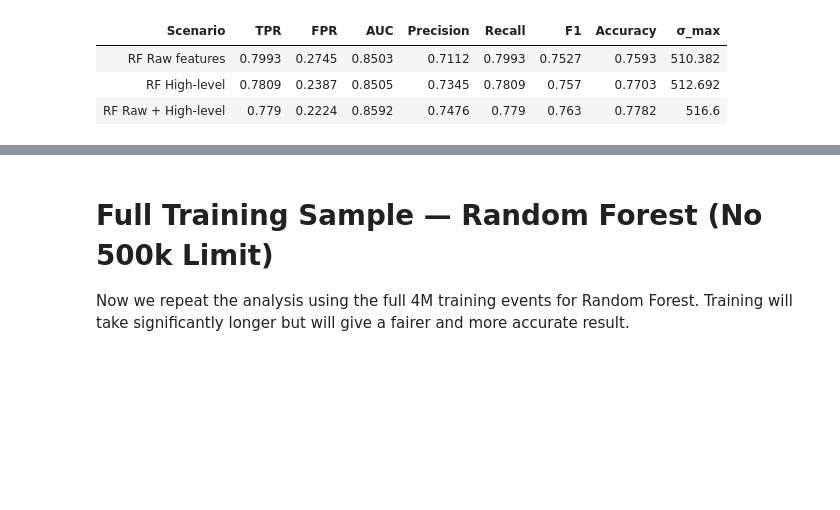
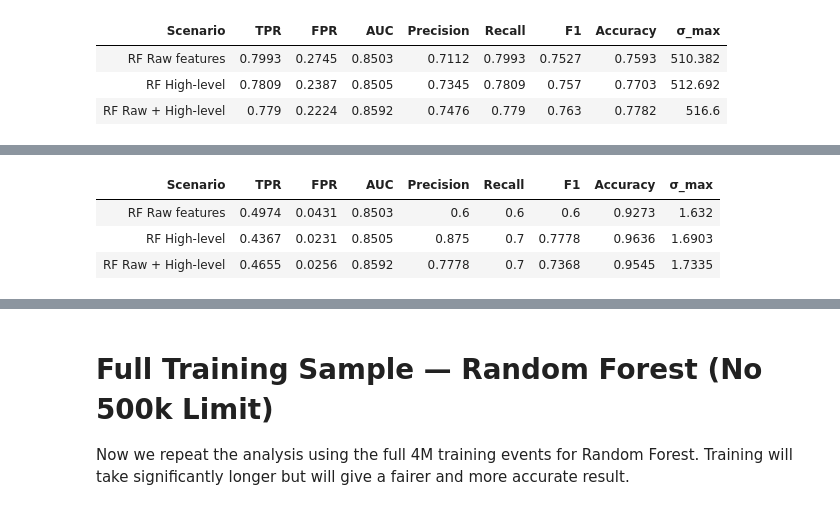
Before and after one commit to zendevs-uta/DATA3402.Spring.2026, a Jupyter notebook: Labs/Lab.8/Lab.8.Solution.ipynb, the cells around one changed output, grey strips where cells are left out. Drawn from its saved outputs; the diff is of its cells as text; code cells hidden in the pictures; blank space fills up the shorter version.

```diff
--- a/Labs/Lab.8/Lab.8.Solution.ipynb
+++ b/Labs/Lab.8/Lab.8.Solution.ipynb
@@ -555,3 +574,89 @@ display(HTML(tabulate.tabulate(rows, headers=headers, tablefmt='html')))
 | RF Raw features | 0.7993 | 0.2745 | 0.8503 | 0.7112 | 0.7993 | 0.7527 | 0.7593 | 510.382 |
 | RF High-level | 0.7809 | 0.2387 | 0.8505 | 0.7345 | 0.7809 | 0.757 | 0.7703 | 512.692 |
 | RF Raw + High-level | 0.779 | 0.2224 | 0.8592 | 0.7476 | 0.779 | 0.763 | 0.7782 | 516.6 |
+# %%
+# Part B - using scenarios from lecture 16
+
+from sklearn.metrics import (roc_curve, auc, precision_score, recall_score, f1_score, accuracy_score)
+from IPython.display import HTML, display
+
+# We evaluate the best classifier (Random Forest) across the three feature groups, treating each as a separate "scenario". For each scenario we
+# compute every requested metric at the threshold that maximises sigma_S, which is the physically meaningful operating point for a HEP analysis.
+# HEP -> High Energy Physics
+
+# Scenarios from Lecture 16 - four expected signal and background event counts
+scenarios = {
+    'Scenario 1': (10,    100),
+    'Scenario 2': (100,   1000),
+    'Scenario 3': (1000,  10000),
+    'Scenario 4': (10000, 100000),
+}
+
+def compute_metrics(scores, y_true, n_sig_total, n_bkg_total):
+    # Compute the full ROC curve across all thresholds
+    fpr_arr, tpr_arr, thresholds = roc_curve(y_true, scores)
+
+    # AUC - overall summary of classifier performance
+    roc_auc = auc(fpr_arr, tpr_arr)
+
+    # Use the threshold that maximises sigma_S = N_S / sqrt(N_S + N_B)
+    # as the operating point - this is the physically meaningful choice for a HEP analysis rather than a generic statistical criterion
+    sig_max, best_thresh = max_significance(scores, y_true, n_sig_total, n_bkg_total)
+
+    # Find the ROC curve point closest to the optimal threshold
+    best_idx = np.argmin(np.abs(thresholds - best_thresh))
+    tpr_at_t = tpr_arr[best_idx]
+    fpr_at_t = fpr_arr[best_idx]
+
+    # As noted in Lecture 18, F1, Precision, Recall, and Accuracy depend on the
+    # signal:background mixture, so we construct a mixed sample matching the scenario
+    scores_sig = scores[y_true == 1]
+    scores_bkg = scores[y_true == 0]
+    y_sig      = y_true[y_true == 1]
+    y_bkg      = y_true[y_true == 0]
+
+    scores_mix = np.concatenate((scores_sig[:n_sig_total], scores_bkg[:n_bkg_total]))
+    y_mix      = np.concatenate((y_sig[:n_sig_total],      y_bkg[:n_bkg_total]))
+
+    # Convert scores to hard binary predictions at the optimal threshold
+    y_pred_mix = (scores_mix >= best_thresh).astype(int)
+
+    # Compute classification metrics using the hard predictions
+    prec = precision_score(y_mix, y_pred_mix, zero_division=0)
+    rec  = recall_score(y_mix, y_pred_mix)
+    f1   = f1_score(y_mix, y_pred_mix)
+    acc  = accuracy_score(y_mix, y_pred_mix)
+
+    return tpr_at_t, fpr_at_t, roc_auc, prec, rec, f1, acc, sig_max
+
+# Train a separate RF for each feature group
+rf_raw = RandomForestClassifier(n_estimators=100, max_depth=8, n_jobs=-1, random_state=42)
+rf_hl  = RandomForestClassifier(n_estimators=100, max_depth=8, n_jobs=-1, random_state=42)
+rf_all = RandomForestClassifier(n_estimators=100, max_depth=8, n_jobs=-1, random_state=42)
+
+# Fit each model on its assigned feature group only
+rf_raw.fit(X_Train[:500_000][raw_features], y_Train[:500_000])
+rf_hl.fit( X_Train[:500_000][hl_features],  y_Train[:500_000])
+rf_all.fit(X_Train[:500_000][all_features], y_Train[:500_000])
+
+# Get signal probabilityy scores from each model on the test set
+scores_raw = rf_raw.predict_proba(X_Test[raw_features])[:, 1]
+scores_hl  = rf_hl.predict_proba( X_Test[hl_features])[:, 1]
+scores_all = rf_all.predict_proba(X_Test[all_features])[:, 1]
+
+# Assemble results into a table
+headers = ['Scenario', 'TPR', 'FPR', 'AUC',
+           'Precision', 'Recall', 'F1', 'Accuracy', 'σ_max']
+
+# Display as an HTML table using tabulate, same style as Lab 7
+for scenario_name, (n_sig, n_bkg) in scenarios.items():
+    print(f"\n{scenario_name}: N_S={n_sig}, N_B={n_bkg}")
+
+    rows = [
+        ['RF Raw features']     + [f'{v:.4f}' for v in compute_metrics(scores_raw, y_Test.values, n_sig, n_bkg)],
+        ['RF High-level']       + [f'{v:.4f}' for v in compute_metrics(scores_hl,  y_Test.values, n_sig, n_bkg)],
+        ['RF Raw + High-level'] + [f'{v:.4f}' for v in compute_metrics(scores_all, y_Test.values, n_sig, n_bkg)],
+    ]
+
+    display(HTML(tabulate.tabulate(rows, headers=headers, tablefmt='html')))
+# %% [output]
@@ -557,0 +664,4 @@ display(HTML(tabulate.tabulate(rows, headers=headers, tablefmt='html')))
+| Scenario | TPR | FPR | AUC | Precision | Recall | F1 | Accuracy | σ_max |
+| RF Raw features | 0.4974 | 0.0431 | 0.8503 | 0.6 | 0.6 | 0.6 | 0.9273 | 1.632 |
+| RF High-level | 0.4367 | 0.0231 | 0.8505 | 0.875 | 0.7 | 0.7778 | 0.9636 | 1.6903 |
+| RF Raw + High-level | 0.4655 | 0.0256 | 0.8592 | 0.7778 | 0.7 | 0.7368 | 0.9545 | 1.7335 |
```
Also changed, not shown: parts of 6 cells of this notebook.
